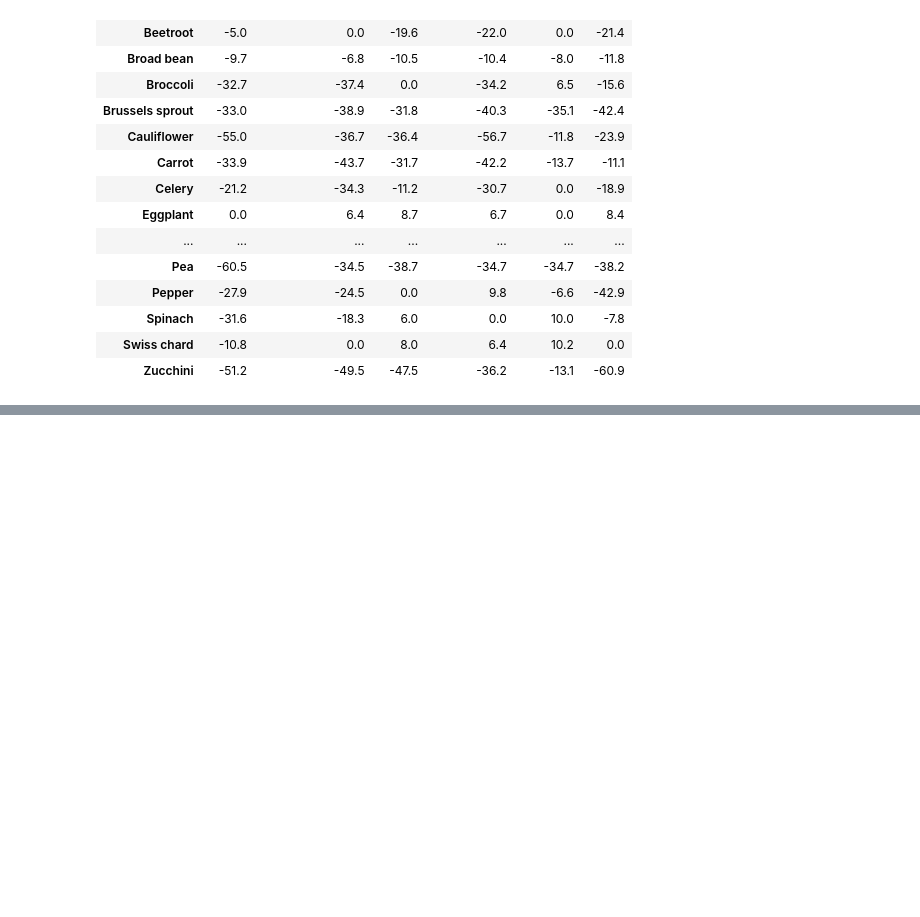
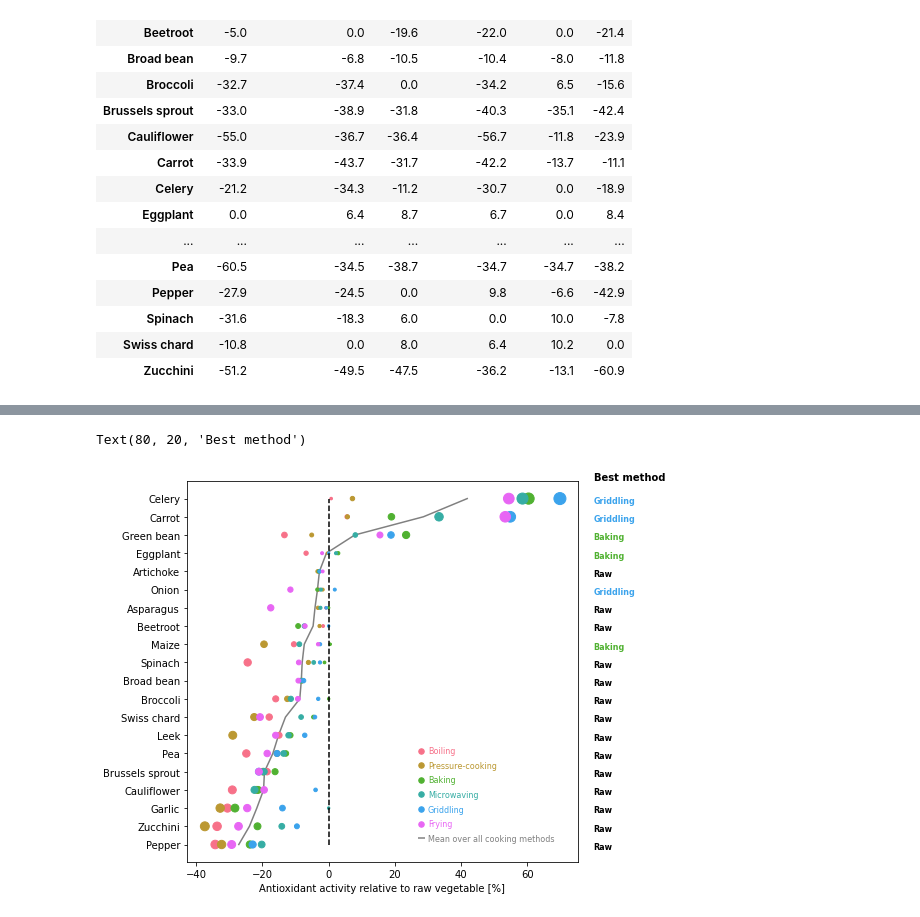
Before and after one commit to aschue/sandbox, a Jupyter notebook: Antioxidants_Vegetables_Cooking/Cooking_veg_antioxidant_loss.ipynb, the cells around one changed output, grey strips where cells are left out. Saved outputs shown, nothing was run; the diff lists cells and outputs as text; code cells hidden in the pictures; blank space fills up the shorter version.

```diff
--- a/Antioxidants_Vegetables_Cooking/Cooking_veg_antioxidant_loss.ipynb
+++ b/Antioxidants_Vegetables_Cooking/Cooking_veg_antioxidant_loss.ipynb
@@ -103,0 +126,19 @@ sns.displot(df.mean(axis = 0))
+# %%
+# drop the mean column
+mean = dfmean_sorted['mean']
+dfmean_sorted.drop(['mean'], axis = 1, inplace = True)
+# %%
+# get lists of the best method for each veg, as well as the corresponding values
+best_method = dfmean_sorted.idxmax(axis = 1)
+best_method_value = dfmean_sorted.max(axis = 1)
+best_method[best_method_value <= 0] = 'Raw'
+best_method_value[best_method_value <= 0] = 0
+
+best_method_index = dfmean_sorted.values.argmax(axis = 1)
+best_method_index[best_method_value <= 0] = 6
+# %%
+# create cooking methods color palettes
+cmap = sns.husl_palette(6)
+cmap_raw = sns.husl_palette(6)
+cmap_raw.append((0,0,0))
+cmap_raw
@@ -103,0 +153,31 @@ sns.displot(df.mean(axis = 0))
+# %%
+plt.figure(figsize = (7,7))
+
+# plot grey mean line
+plt.plot(mean, np.arange(0,20), color = 'grey', zorder = 0)
+
+for i in range(dfmean_sorted.shape[0]): # loop over veggies
+    # scatter plot first the positive values, then the negative, colored by cooking method, sized by absolute value
+    plt.scatter(x = dfmean_sorted.iloc[i], y = np.zeros(dfmean_sorted.shape[1])+i, s = 5 + dfmean_sorted.iloc[i]*2, color = cmap)
+    plt.scatter(x = dfmean_sorted.iloc[i], y = np.zeros(dfmean_sorted.shape[1])+i, s = -dfmean_sorted.iloc[i]*2 + 5, color = cmap)
+    # add text with best method
+    plt.text(80,i-0.25, best_method[i], fontsize = 8, color = cmap_raw[best_method_index[i]], weight = 'bold')
+
+plt.yticks(x, dfmean_sorted.index); # add y ticklabels (vegetables)
+plt.vlines(0,0,19, linestyle = '--', color = 'k') # add 0 line for raw veggies
+plt.xlabel('Antioxidant activity relative to raw vegetable [%]');
+
+## plot legend
+setx = 30 #setpoint for legend location in x
+for j in range(6): # loop over cooking methods
+    plt.text(setx,5-j*0.8,dfmean_sorted.columns[j], fontsize = 8, color = cmap[j])
+    plt.scatter(setx-2,5-j*0.8+0.15, s = 30, color = cmap[j])
+# add legend for grey  mean line
+plt.text(setx,0.2,'Mean over all cooking methods', fontsize = 8, color = 'grey')
+plt.hlines(0.35,setx-3,setx-1, color = 'grey')
+
+# add title for best method column
+plt.text(80,20, 'Best method', fontsize = 10, color = 'k', weight = 'bold')
+# %% [output]
+Text(80, 20, 'Best method')
+[figure, added]
```
Also changed, not shown: parts of 8 cells of this notebook, 1 other file.
